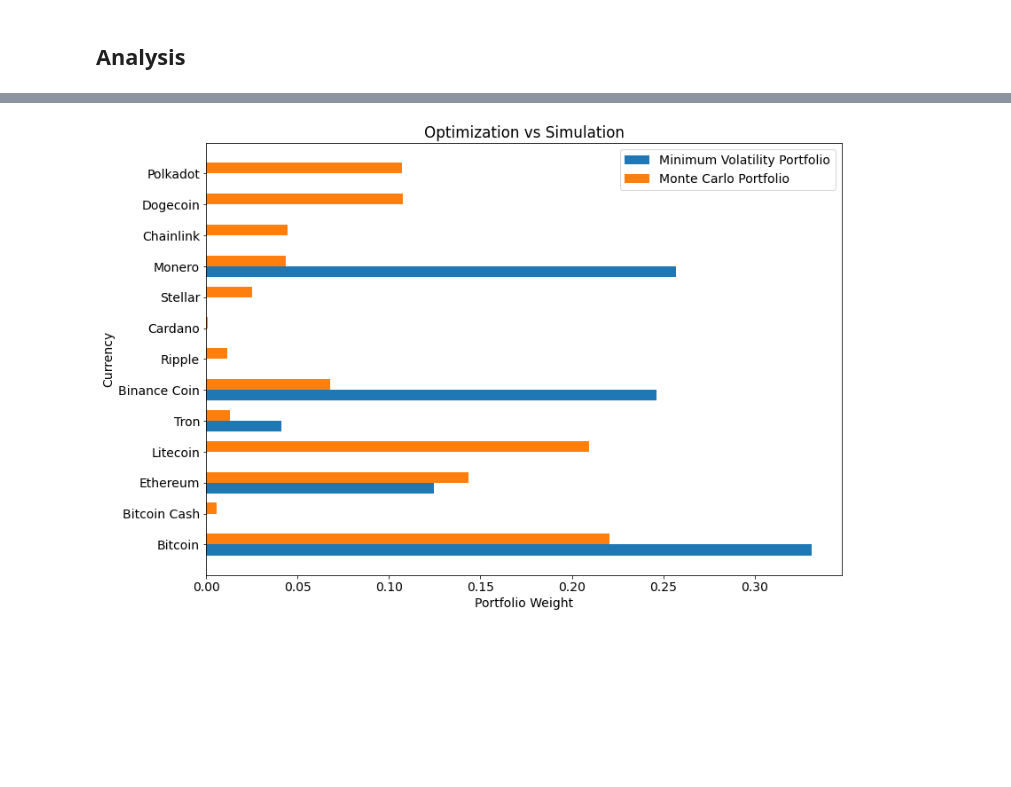
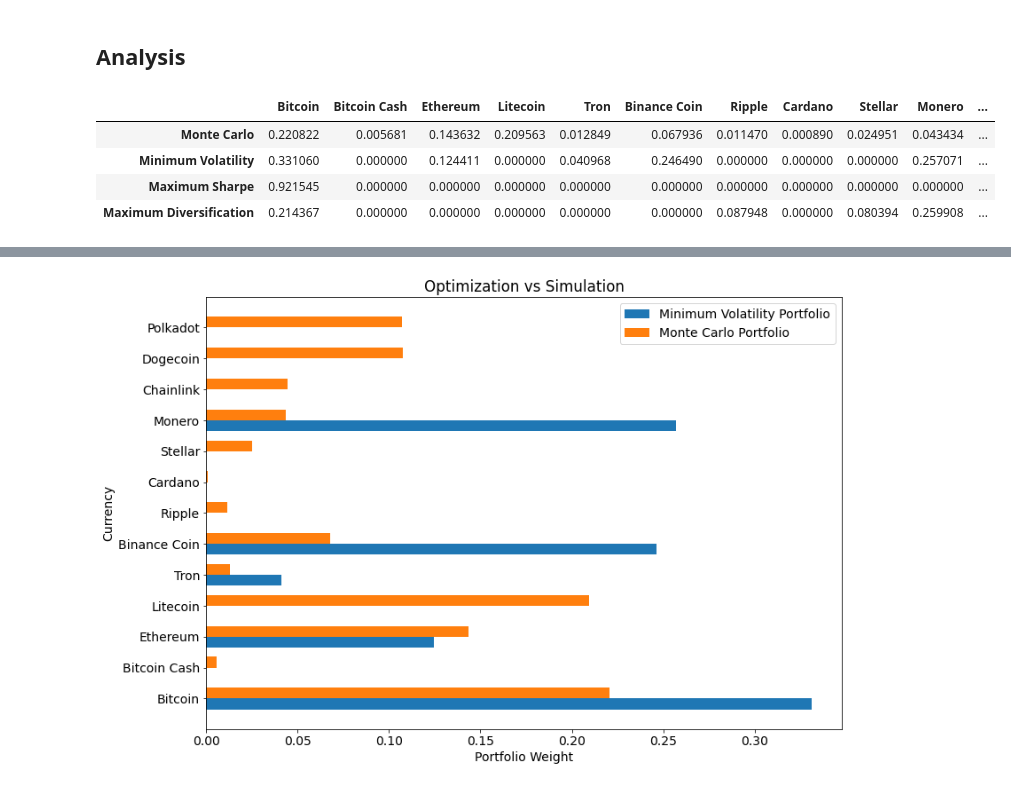
Before and after one commit to Dkashkett/crypto_portfolio_optimization, a Jupyter notebook: portfolio.ipynb, the cells around one changed output, grey strips where cells are left out. Cells and saved outputs as stored; diff of their text form; code cells hidden in the pictures; blank space fills up the shorter version.

```diff
--- a/portfolio.ipynb
+++ b/portfolio.ipynb
@@ -285,3 +285,19 @@ max_sharpe_weights = [round(i,round_) for i in list(max_sharpe_weights)]
 max_div_weights = [round(i,round_) for i in list(max_div_weights)]
 # %% [markdown]
 ## Analysis
+# %%
+weight_comparison = pd.DataFrame(index=list(tickers), columns = ['Monte Carlo', 'Minimum Volatility',
+                                             'Maximum Sharpe', 'Maximum Diversification'],
+            data={'Monte Carlo': monte_carlo_weights,
+                 'Minimum Volatility': min_vol_weights,
+                 'Maximum Sharpe': max_sharpe_weights,
+                 'Maximum Diversification':max_div_weights})
+# %%
+weight_comparison.T.style.set_properties(**{
+    'font-size': '11.5pt',})
+# %% [output]
+|  | Bitcoin | Bitcoin Cash | Ethereum | Litecoin | Tron | Binance Coin | Ripple | Cardano | Stellar | Monero | ... |
+| Monte Carlo | 0.220822 | 0.005681 | 0.143632 | 0.209563 | 0.012849 | 0.067936 | 0.011470 | 0.000890 | 0.024951 | 0.043434 | ... |
+| Minimum Volatility | 0.331060 | 0.000000 | 0.124411 | 0.000000 | 0.040968 | 0.246490 | 0.000000 | 0.000000 | 0.000000 | 0.257071 | ... |
+| Maximum Sharpe | 0.921545 | 0.000000 | 0.000000 | 0.000000 | 0.000000 | 0.000000 | 0.000000 | 0.000000 | 0.000000 | 0.000000 | ... |
+| Maximum Diversification | 0.214367 | 0.000000 | 0.000000 | 0.000000 | 0.000000 | 0.000000 | 0.087948 | 0.000000 | 0.080394 | 0.259908 | ... |
```
Also changed, not shown: parts of 2 cells of this notebook.
